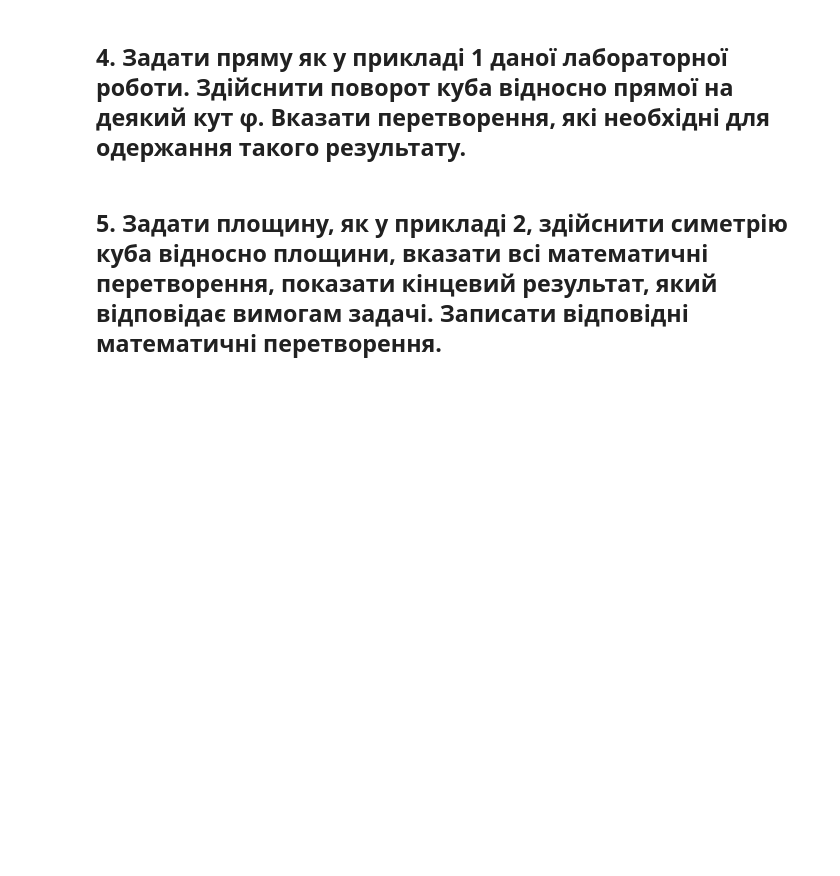
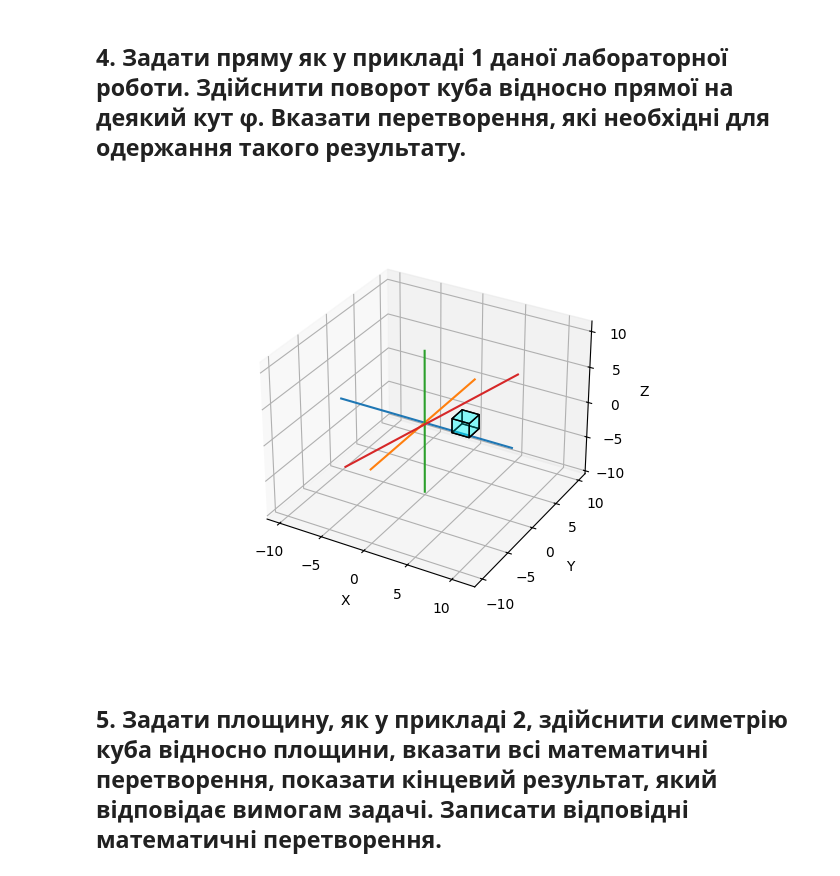
Before and after one commit to KlymentievMaksym/CompGraph, a Jupyter notebook: Lab2.ipynb, the cells around one changed output. Saved outputs shown, nothing was run; the diff lists cells and outputs as text; code cells hidden in the pictures; blank space fills up the shorter version.

Commit message:
Added line

```diff
--- a/Lab2.ipynb
+++ b/Lab2.ipynb
@@ -119,7 +119,7 @@ class Cube:
             self.array[4],
         ])
 
-    def plot3d(self, show_standart=False):
+    def plot3d(self, show_standart=False, line=None):
         self.create_faces()
         fig = plt.figure()
         ax = fig.add_subplot(projection='3d')
@@ -128,6 +128,9 @@ class Cube:
         ax.plot(self.system_coordinates[:, 0][:2], self.system_coordinates[:, 1][:2], self.system_coordinates[:, 2][:2])
         ax.plot(self.system_coordinates[:, 0][2:4], self.system_coordinates[:, 1][2:4], self.system_coordinates[:, 2][2:4])
         ax.plot(self.system_coordinates[:, 0][4:6], self.system_coordinates[:, 1][4:6], self.system_coordinates[:, 2][4:6])
+
+        if line != None:
+            ax.plot(line.kx, line.ky, line.kz)
 
         # plotting cube
         ax.add_collection3d(Poly3DCollection(self.faces, facecolors='cyan', linewidths=1, edgecolors='k', alpha=.25))
@@ -156,9 +159,21 @@ class Cube:
                     [0, 0, num[2]]
             ])
 
+    def rotate(self):
+        pass
+
     def copy(self):
         self.old_faces = self.faces.copy()
         return copy.deepcopy(self)
+# %%
+class Line:
+    def __init__(self, point:list[float, float, float], vector:list[float, float, float]):
+        self.point = point
+        self.vector = vector
+        self.x = np.linspace(-10, 10)
+        self.kx = (self.x - self.point[0])/self.vector[0]
+        self.ky = self.vector[1]*self.kx + self.point[1]
+        self.kz = self.vector[2]*self.kx + self.point[2]
 # %% [markdown]
 ## 2. Задати куб через його вершини. Здійснити масштабування куба (збільшення, зменшення у кілька разів). Записати відповідну матрицю.
 # %%
@@ -192,6 +207,11 @@ cube_z.plot3d(True)
 [figure]
 # %% [markdown]
 ## 4. Задати пряму як у прикладі 1 даної лабораторної роботи. Здійснити поворот куба відносно прямої на деякий кут φ. Вказати перетворення, які необхідні для одержання такого результату.
+# %%
+line = Line([-1, -1, 0],[1, 0, 1])
+cube.plot3d(line=line)
+# %% [output]
+[figure, added]
 # %% [markdown]
 ## 5. Задати площину, як у прикладі 2, здійснити симетрію куба відносно площини, вказати всі математичні перетворення, показати кінцевий результат, який відповідає вимогам задачі. Записати відповідні математичні перетворення.
 # %% [markdown]
```
